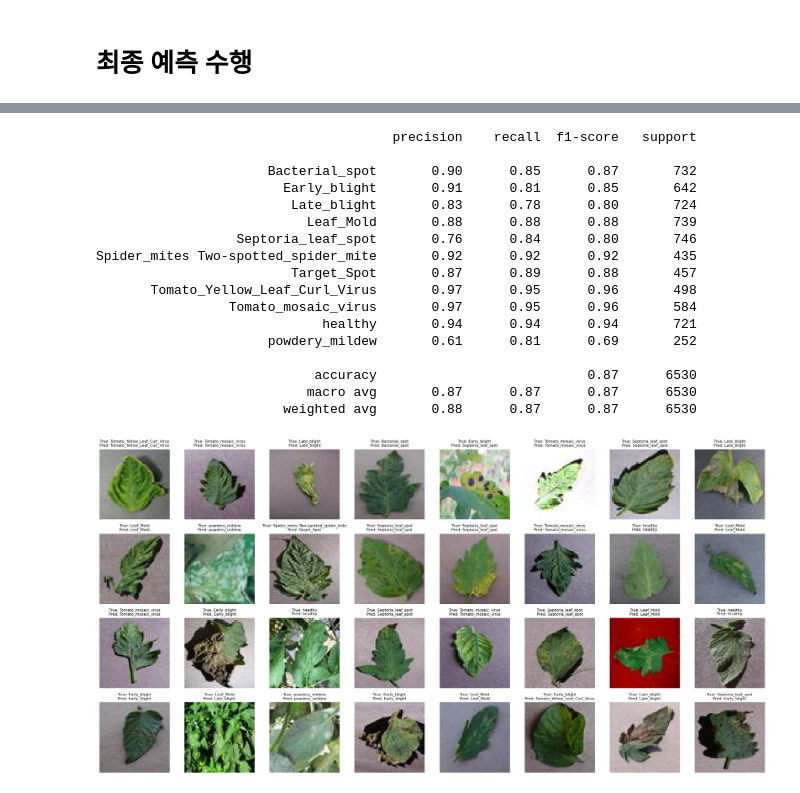
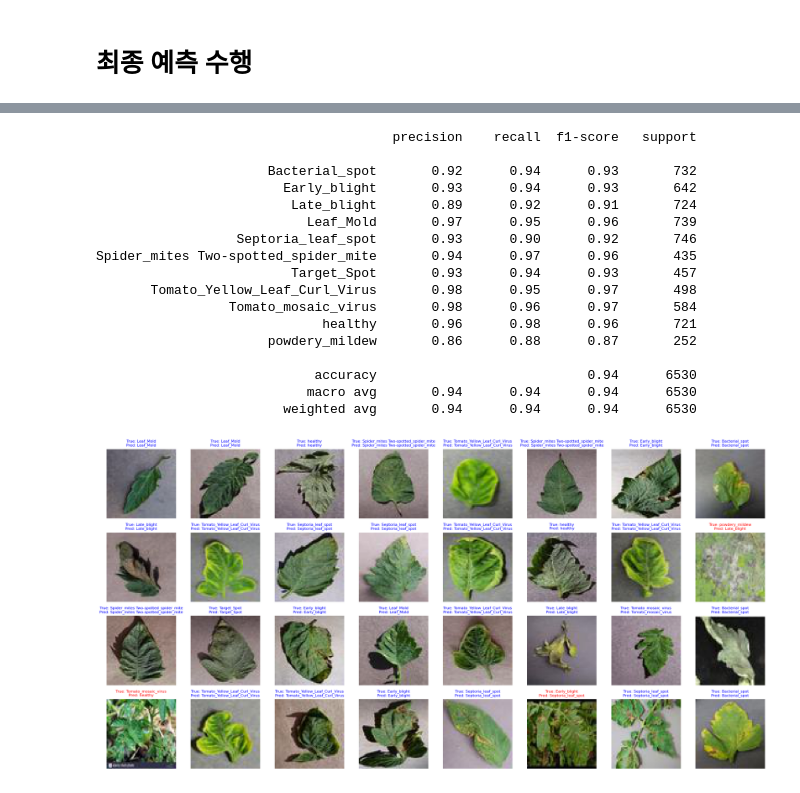
Before and after one commit to editdiary/2024, a Jupyter notebook: Capstone_Project/64_img_modeling.ipynb, the cells around one changed output, grey strips where cells are left out. Saved outputs shown, nothing was run; the diff lists cells and outputs as text; code cells hidden in the pictures.

Commit message:
add some new files & update 64_img_modeling

```diff
--- a/Capstone_Project/64_img_modeling.ipynb
+++ b/Capstone_Project/64_img_modeling.ipynb
@@ -32,13 +71,22 @@ torch.cuda.manual_seed(SEED)
 # %%
 # 이미지 전처리 정의
 transform = transforms.Compose([
+    transforms.RandomHorizontalFlip(),  # 50% 확률로 이미지 좌우 반전
+    transforms.RandomVerticalFlip(),    # 50% 확률로 이미지 상하 반전
     transforms.Resize((64, 64)),
     transforms.ToTensor(),
+    transforms.Normalize((0.4538, 0.4784, 0.4104), (0.1659, 0.1511, 0.1778))
+])
+
+val_transform = transforms.Compose([
+    transforms.Resize((64, 64)),
+    transforms.ToTensor(),
+    transforms.Normalize((0.4538, 0.4784, 0.4104), (0.1659, 0.1511, 0.1778))
 ])
 
 # ImageFolder를 사용하여 데이터셋 만들기
 train_dataset = datasets.ImageFolder(root="resized_data_64/train", transform=transform)
-valid_dataset = datasets.ImageFolder(root="resized_data_64/valid", transform=transform)
+valid_dataset = datasets.ImageFolder(root="resized_data_64/valid", transform=val_transform)
 
 # DataLoader 인스턴스 생성
 train_loader = DataLoader(train_dataset, batch_size=32, shuffle=True, num_workers=4)
@@ -209,7 +258,7 @@ def fit(model, data_loader, loss_fn, optimizer, device, phase='train'):
     return final_loss, final_acc
 # %%
 # Epoch별 모델 학습
-num_epochs = 20
+num_epochs = 30
 
 min_loss = np.inf
 max_acc = 0.0
@@ -276,7 +320,9 @@ for epoch in range(num_epochs):
 # %% [markdown]
 > 저장한 모델의 가중치 load
 # %%
-model.load_state_dict(torch.load("64_size_model.pth"))  # 가장 성능이 좋았던 모델 불러오기
+#model.load_state_dict(torch.load("64_CNN_origin.pth"))  # 가장 성능이 좋았던 모델 불러오기
+#model.load_state_dict(torch.load("64_CNN_normalize.pth"))
+model.load_state_dict(torch.load("64_CNN_augmentation.pth"))
 # %% [output]
 <All keys matched successfully>
 # %% [markdown]
@@ -322,41 +368,45 @@ print(classification_report(y_true, y_pred))
 # %% [output]
                                       precision    recall  f1-score   support
 
-                      Bacterial_spot       0.90      0.85      0.87       732
-                        Early_blight       0.91      0.81      0.85       642
-                         Late_blight       0.83      0.78      0.80       724
-                           Leaf_Mold       0.88      0.88      0.88       739
-                  Septoria_leaf_spot       0.76      0.84      0.80       746
-Spider_mites Two-spotted_spider_mite       0.92      0.92      0.92       435
-                         Target_Spot       0.87      0.89      0.88       457
-       Tomato_Yellow_Leaf_Curl_Virus       0.97      0.95      0.96       498
-                 Tomato_mosaic_virus       0.97      0.95      0.96       584
-                             healthy       0.94      0.94      0.94       721
-                      powdery_mildew       0.61      0.81      0.69       252
+                      Bacterial_spot       0.92      0.94      0.93       732
+                        Early_blight       0.93      0.94      0.93       642
+                         Late_blight       0.89      0.92      0.91       724
+                           Leaf_Mold       0.97      0.95      0.96       739
+                  Septoria_leaf_spot       0.93      0.90      0.92       746
+Spider_mites Two-spotted_spider_mite       0.94      0.97      0.96       435
+                         Target_Spot       0.93      0.94      0.93       457
+       Tomato_Yellow_Leaf_Curl_Virus       0.98      0.95      0.97       498
+                 Tomato_mosaic_virus       0.98      0.96      0.97       584
+                             healthy       0.96      0.98      0.96       721
+                      powdery_mildew       0.86      0.88      0.87       252
 
-                            accuracy                           0.87      6530
-                           macro avg       0.87      0.87      0.87      6530
-                        weighted avg       0.88      0.87      0.87      6530
+                            accuracy                           0.94      6530
+                           macro avg       0.94      0.94      0.94      6530
+                        weighted avg       0.94      0.94      0.94      6530
 # %%
 # 랜덤 샘플에 대한 예측 결과 시각화
 fig, axes = plt.subplots(4, 8, figsize=(20, 10))
 
 for i in range(32):
     random_idx = random.randint(0, len(validation_loader.dataset))
     img, lbl = validation_loader.dataset[random_idx]
 
     if isinstance(img, torch.Tensor):
         img = img.numpy().transpose((1, 2, 0))
 
+    img = (img * std.numpy() + mean.numpy()).clip(0, 1)     # 이미지 정규화 해제    # clip: 최솟값과 최댓값을 지정하여 범위를 벗어나는 값을 잘라냄
+
     true_label = idx_to_class[lbl]
     pred_label = idx_to_class[predictons[random_idx]]
 
     ax = axes[i // 8, i % 8]
     ax.imshow(img)
     ax.set_title(f"True: {true_label}\nPred: {pred_label}", fontsize=8)
+    # pred_label이 정답일 경우 font color를 파란색으로, 오답일 경우 빨간색으로 표시
+    ax.title.set_color('blue' if true_label == pred_label else 'red')
     ax.axis('off')
 
 plt.tight_layout()
 plt.show()
 # %% [output]
-[figure, old version]
+[figure, new version]
```
Also changed, not shown: parts of 4 cells of this notebook, 6 other files.
